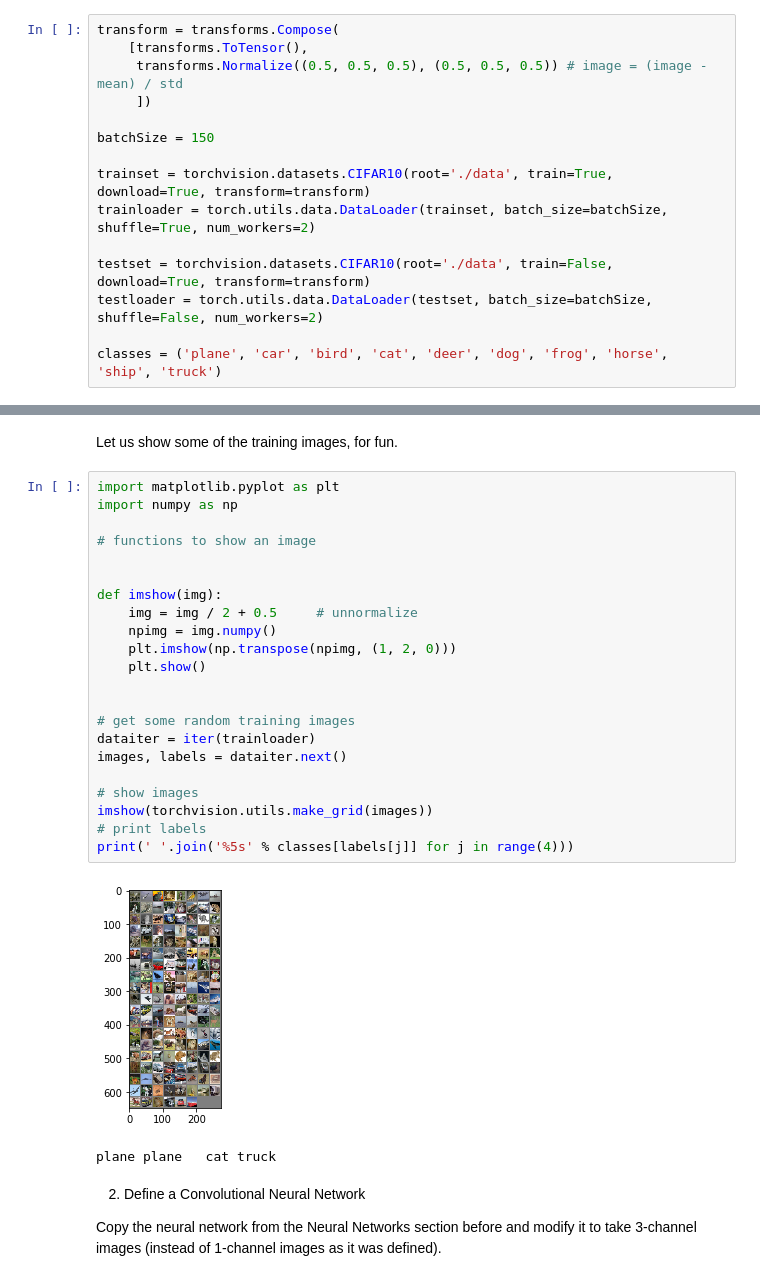
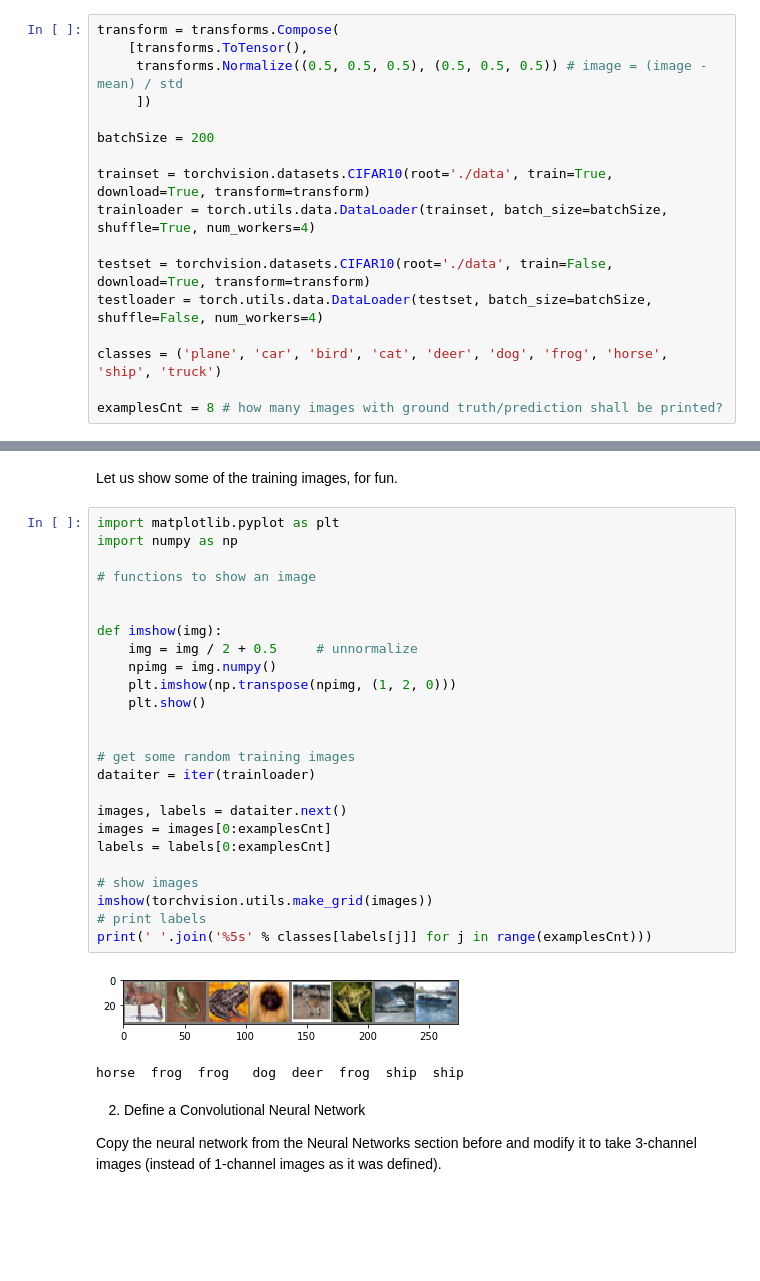
Before and after one commit to ekrismer/cv, a Jupyter notebook: cifar10_tutorial.ipynb, the cells around one changed output, grey strips where cells are left out. Drawn from its saved outputs; the diff is of its cells as text; blank space fills up the shorter version.

Commit message:
fixed example image output, improved learning rate

```diff
--- a/cifar10_tutorial.ipynb
+++ b/cifar10_tutorial.ipynb
@@ -69,15 +68,17 @@ transform = transforms.Compose(
      transforms.Normalize((0.5, 0.5, 0.5), (0.5, 0.5, 0.5)) # image = (image - mean) / std
      ])
 
-batchSize = 150
+batchSize = 200
 
 trainset = torchvision.datasets.CIFAR10(root='./data', train=True, download=True, transform=transform)
-trainloader = torch.utils.data.DataLoader(trainset, batch_size=batchSize, shuffle=True, num_workers=2)
+trainloader = torch.utils.data.DataLoader(trainset, batch_size=batchSize, shuffle=True, num_workers=4)
 
 testset = torchvision.datasets.CIFAR10(root='./data', train=False, download=True, transform=transform)
-testloader = torch.utils.data.DataLoader(testset, batch_size=batchSize, shuffle=False, num_workers=2)
+testloader = torch.utils.data.DataLoader(testset, batch_size=batchSize, shuffle=False, num_workers=4)
 
 classes = ('plane', 'car', 'bird', 'cat', 'deer', 'dog', 'frog', 'horse', 'ship', 'truck')
+
+examplesCnt = 8 # how many images with ground truth/prediction shall be printed?
 # %% [output]
 Files already downloaded and verified
 Files already downloaded and verified
@@ -86,28 +87,31 @@ Let us show some of the training images, for fun.
 # %%
 import matplotlib.pyplot as plt
 import numpy as np
 
 # functions to show an image
 
 
 def imshow(img):
     img = img / 2 + 0.5     # unnormalize
     npimg = img.numpy()
     plt.imshow(np.transpose(npimg, (1, 2, 0)))
     plt.show()
 
 
 # get some random training images
 dataiter = iter(trainloader)
+
 images, labels = dataiter.next()
+images = images[0:examplesCnt]
+labels = labels[0:examplesCnt]
 
 # show images
 imshow(torchvision.utils.make_grid(images))
 # print labels
-print(' '.join('%5s' % classes[labels[j]] for j in range(4)))
+print(' '.join('%5s' % classes[labels[j]] for j in range(examplesCnt)))
 # %% [output]
-[figure, old version]
+[figure, new version]
-plane plane   cat truck
+horse  frog  frog   dog  deer  frog  ship  ship
 # %% [markdown]
 2. Define a Convolutional Neural Network
 
```
Also changed, not shown: parts of 8 cells of this notebook.
